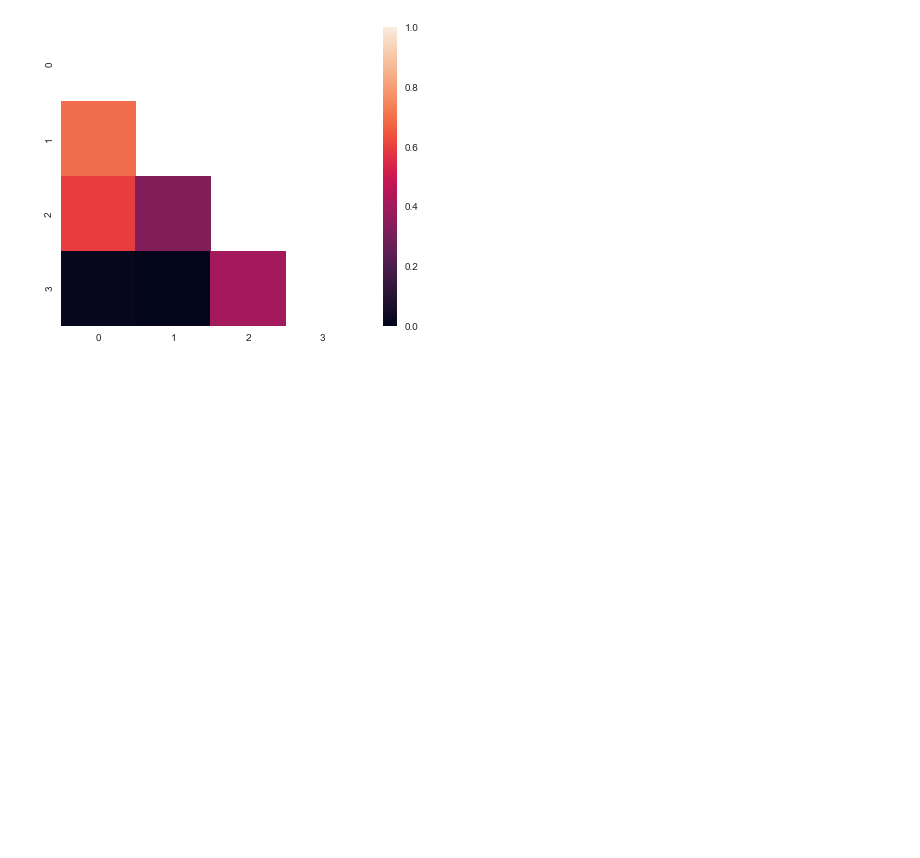
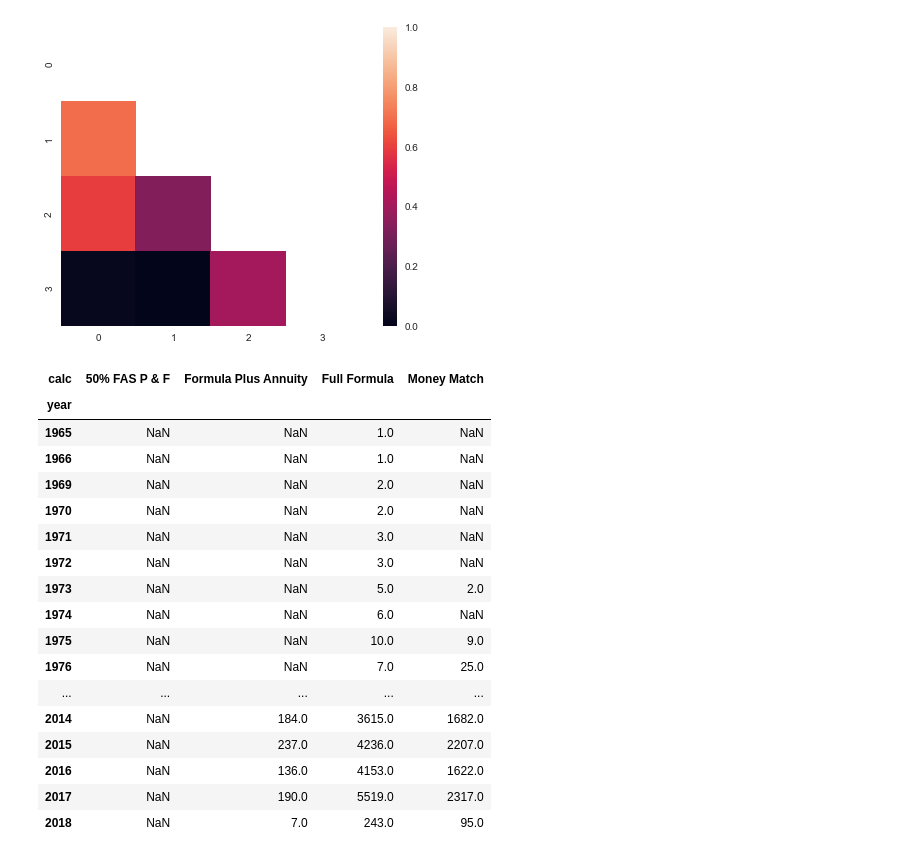
Before and after one commit to Mannequintessential/playground, a Jupyter notebook: PERS analysis.ipynb, the cells around one changed output. Saved outputs shown, nothing was run; the diff lists cells and outputs as text; code cells hidden in the pictures; blank space fills up the shorter version.

```diff
--- a/PERS analysis.ipynb
+++ b/PERS analysis.ipynb
@@ -438,3 +438,24 @@ with sns.axes_style("white"):
     ax = sns.heatmap(coeffs, mask=mask, vmax=1, square=True)
 # %% [output]
 [figure]
+# %%
+df.groupby(['year','calc'])['hire_date'].count().unstack()
+# %% [output]
+| calc | 50% FAS P & F | Formula Plus Annuity | Full Formula | Money Match |
+| year |  |  |  |  |
+| 1965 | NaN | NaN | 1.0 | NaN |
+| 1966 | NaN | NaN | 1.0 | NaN |
+| 1969 | NaN | NaN | 2.0 | NaN |
+| 1970 | NaN | NaN | 2.0 | NaN |
+| 1971 | NaN | NaN | 3.0 | NaN |
+| 1972 | NaN | NaN | 3.0 | NaN |
+| 1973 | NaN | NaN | 5.0 | 2.0 |
+| 1974 | NaN | NaN | 6.0 | NaN |
+| 1975 | NaN | NaN | 10.0 | 9.0 |
+| 1976 | NaN | NaN | 7.0 | 25.0 |
+| ... | ... | ... | ... | ... |
+| 2014 | NaN | 184.0 | 3615.0 | 1682.0 |
+| 2015 | NaN | 237.0 | 4236.0 | 2207.0 |
+| 2016 | NaN | 136.0 | 4153.0 | 1622.0 |
+| 2017 | NaN | 190.0 | 5519.0 | 2317.0 |
+| 2018 | NaN | 7.0 | 243.0 | 95.0 |
```
Also changed, not shown: parts of 3 cells of this notebook, 1 other file.
